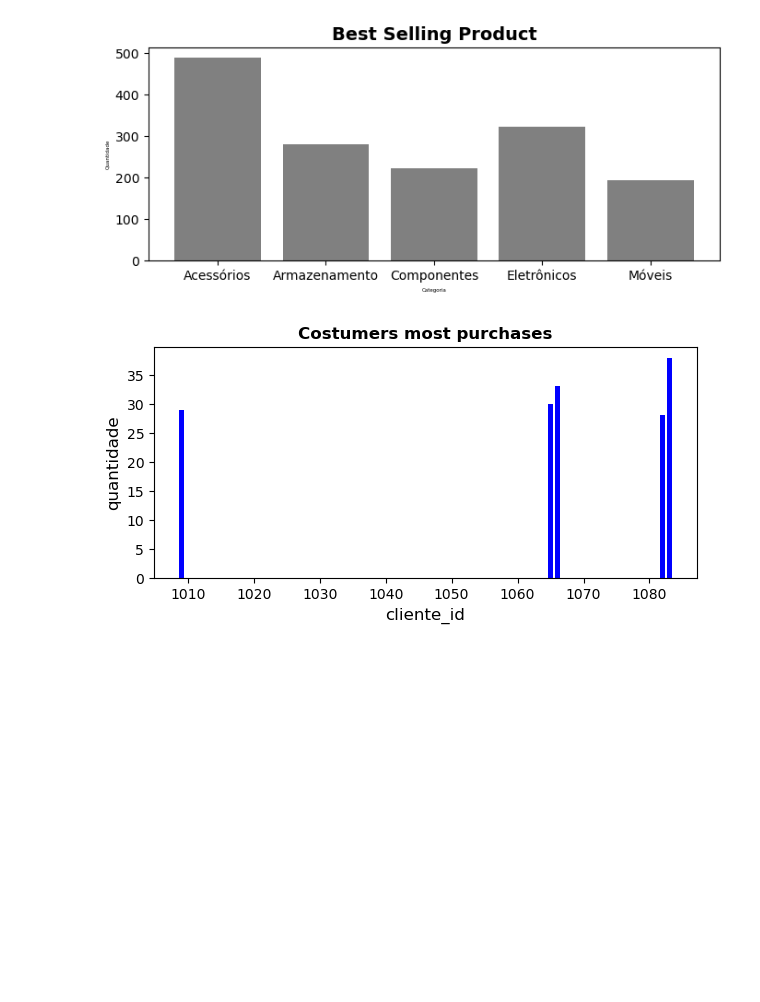
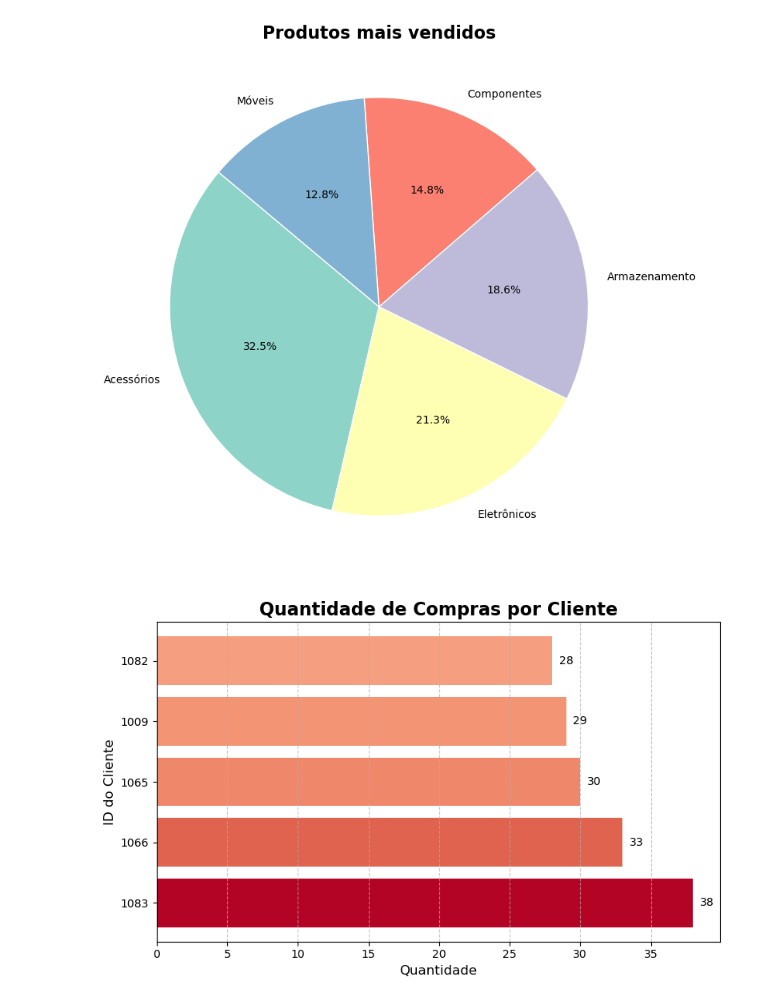
Before and after one commit to Andremarciliosilva/An-lise-de-Vendas-Online, a Jupyter notebook: notebooks/analise_vendas.ipynb, the cells around one changed output. Saved outputs shown, nothing was run; the diff lists cells and outputs as text; code cells hidden in the pictures; blank space fills up the shorter version.

```diff
--- a/notebooks/analise_vendas.ipynb
+++ b/notebooks/analise_vendas.ipynb
@@ -21,37 +47,67 @@ plt.show()
 # %%
 # Ler o CSV
 df = pd.read_csv('../output/best_selling_product.csv')
 
-# Criar gráfico de barras
-plt.figure(figsize=(8, 3))
-plt.bar(df['categoria'], df['quantidade'], color='gray')
+# Ordenar os dados para melhor visualização
+df = df.sort_values(by="quantidade", ascending=False)
 
-# Títulos e rótulos
-plt.title('Best Selling Product', fontsize=14, fontweight='bold')
-plt.xlabel('Categoria', fontsize=4)
-plt.ylabel('Quantidade', fontsize=4)
+# Criar gráfico de pizza
+plt.figure(figsize=(8, 8))
+colors = plt.cm.Set3(range(len(df)))  # Usando Set3 para cores mais vivas
 
-# Mostrar o gráfico
+plt.pie(
+    df["quantidade"],
+    labels=df["categoria"],
+    autopct='%1.1f%%',
+    startangle=140,
+    colors=colors,
+    wedgeprops={"edgecolor": "white", "linewidth": 1}
+)
+
+# Título e layout
+plt.title("Produtos mais vendidos", fontsize=16, weight='bold')
+plt.tight_layout()
+
+# Exibir o gráfico
 plt.show()
 # %% [output]
-[figure, old version]
+[figure, new version]
 # %%
+
 # Ler o CSV
 df = pd.read_csv('../output/customers_most_purchases.csv')
 
-# Criar gráfico de barras
-plt.figure(figsize=(7, 3))
-plt.bar(df['cliente_id'], df['quantidade'], color='blue')
+# Criar gráfico de barras horizontais
+plt.figure(figsize=(8, 5))
+bars = plt.barh(
+    df["cliente_id"].astype(str),  # Converte ID para string para melhor visualização
+    df["quantidade"],
+    color=plt.cm.coolwarm(df["quantidade"] / max(df["quantidade"]))  # Paleta suave e gradiente
+)
 
-# Títulos e rótulos
-plt.title('Costumers most purchases', fontsize=12, fontweight='bold')
-plt.xlabel('cliente_id', fontsize=12)
-plt.ylabel('quantidade', fontsize=12)
+# Título e rótulos
+plt.title("Quantidade de Compras por Cliente", fontsize=16, weight='bold')
+plt.xlabel("Quantidade", fontsize=12)
+plt.ylabel("ID do Cliente", fontsize=12)
 
-# Mostrar o gráfico
+# Adicionar valores nas barras
+for bar in bars:
+    plt.text(
+        bar.get_width() + 0.5,
+        bar.get_y() + bar.get_height() / 2,
+        f'{int(bar.get_width())}',
+        va='center',
+        fontsize=10
+    )
+
+# Estilo visual
+plt.grid(axis='x', linestyle='--', alpha=0.7)
+plt.tight_layout()
+
+# Exibir o gráfico
 plt.show()
 # %% [output]
-[figure, old version]
+[figure, new version]
 # %%
 # Ler o CSV
 df = pd.read_csv('../output/monthly_recipe.csv')
```
Also changed, not shown: parts of 2 cells of this notebook.
